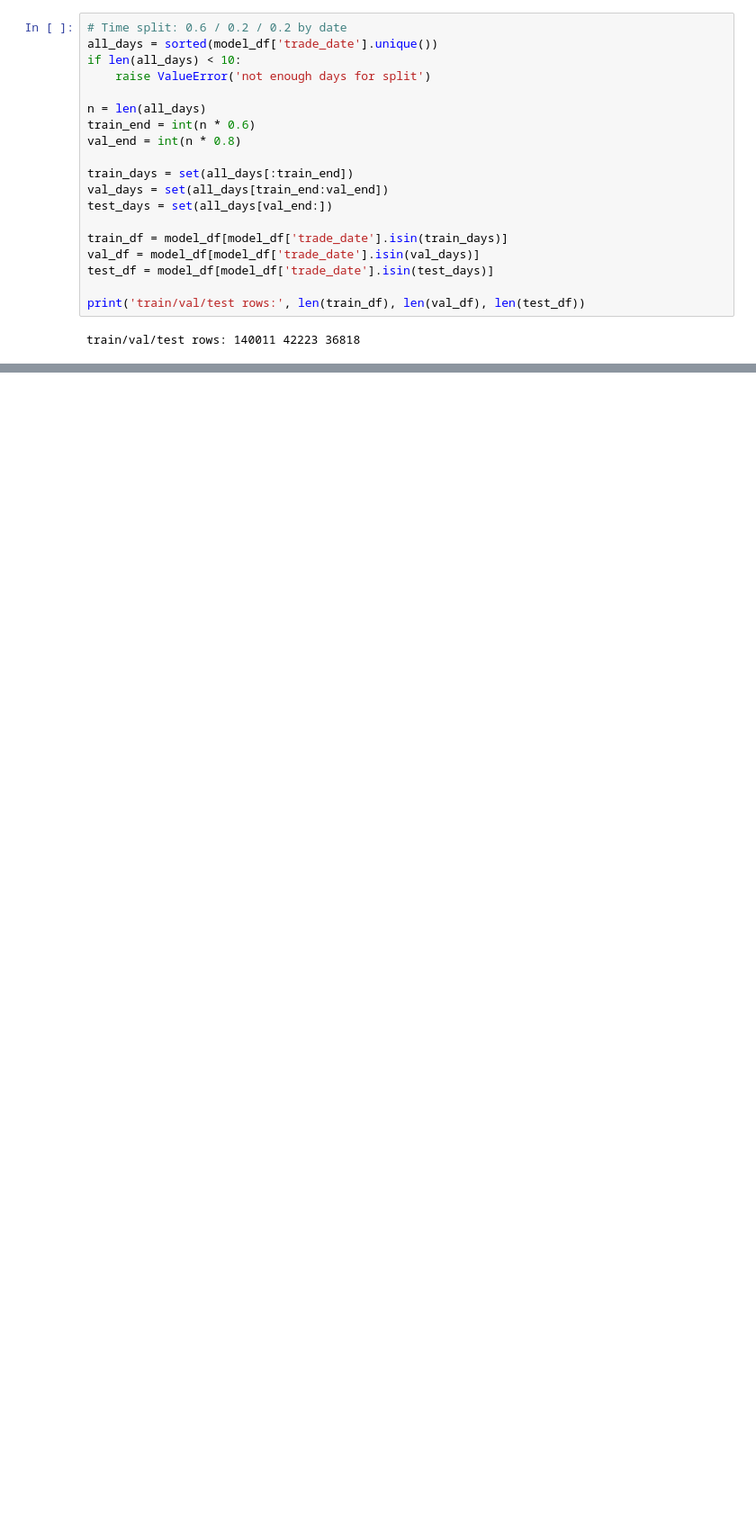
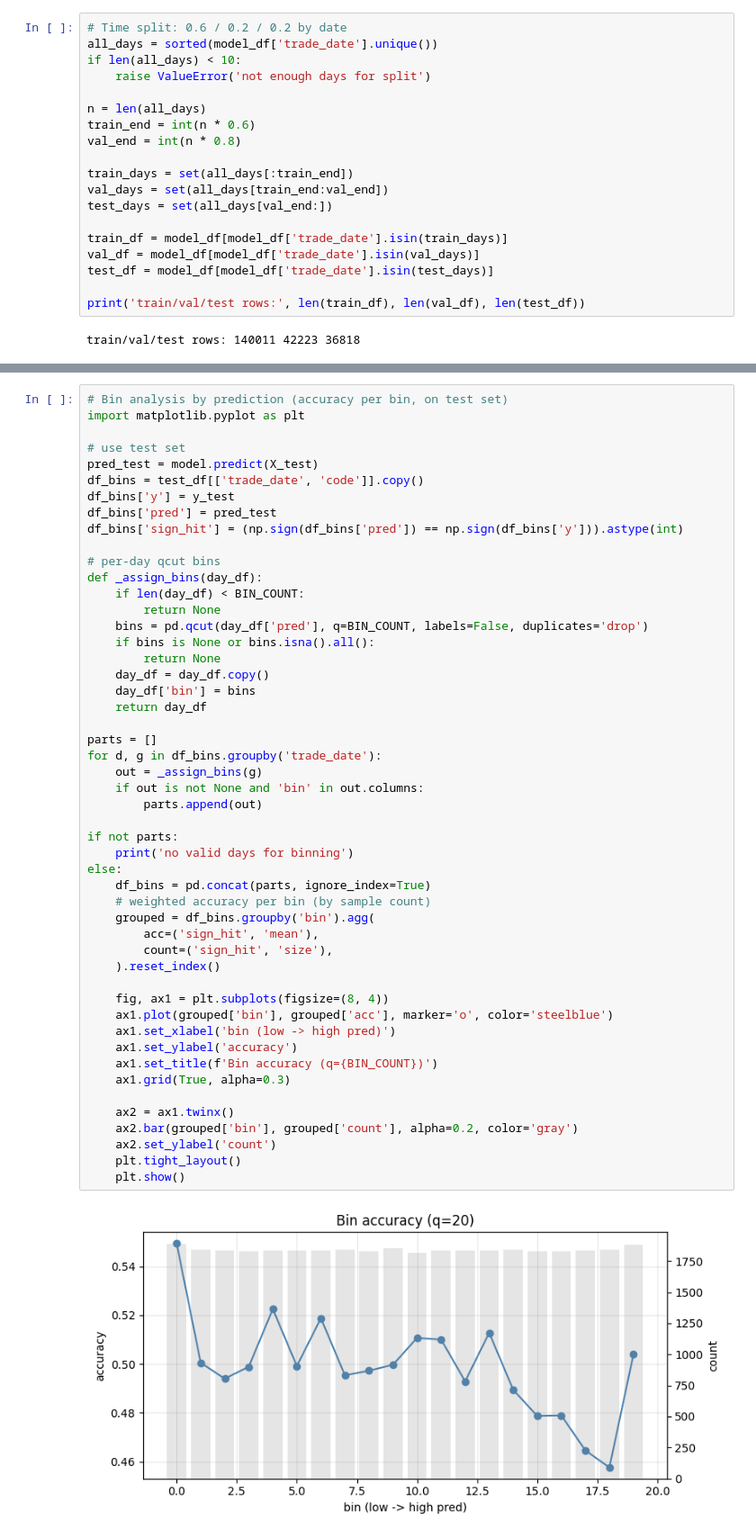
Before and after one commit to gwc0207/CBOND_DAY, a Jupyter notebook: notebooks/lgbm_model_draft.ipynb, the cells around one changed output, grey strips where cells are left out. Shown at 90% size. Saved outputs shown, nothing was run; the diff lists cells and outputs as text; blank space fills up the shorter version.

```diff
--- a/notebooks/lgbm_model_draft.ipynb
+++ b/notebooks/lgbm_model_draft.ipynb
@@ -338,3 +396,55 @@ metrics
+# %%
+# Bin analysis by prediction (accuracy per bin, on test set)
+import matplotlib.pyplot as plt
+
+# use test set
+pred_test = model.predict(X_test)
+df_bins = test_df[['trade_date', 'code']].copy()
+df_bins['y'] = y_test
+df_bins['pred'] = pred_test
+df_bins['sign_hit'] = (np.sign(df_bins['pred']) == np.sign(df_bins['y'])).astype(int)
+
+# per-day qcut bins
+def _assign_bins(day_df):
+    if len(day_df) < BIN_COUNT:
+        return None
+    bins = pd.qcut(day_df['pred'], q=BIN_COUNT, labels=False, duplicates='drop')
+    if bins is None or bins.isna().all():
+        return None
+    day_df = day_df.copy()
+    day_df['bin'] = bins
+    return day_df
+
+parts = []
+for d, g in df_bins.groupby('trade_date'):
+    out = _assign_bins(g)
+    if out is not None and 'bin' in out.columns:
+        parts.append(out)
+
+if not parts:
+    print('no valid days for binning')
+else:
+    df_bins = pd.concat(parts, ignore_index=True)
+    # weighted accuracy per bin (by sample count)
+    grouped = df_bins.groupby('bin').agg(
+        acc=('sign_hit', 'mean'),
+        count=('sign_hit', 'size'),
+    ).reset_index()
+
+    fig, ax1 = plt.subplots(figsize=(8, 4))
+    ax1.plot(grouped['bin'], grouped['acc'], marker='o', color='steelblue')
+    ax1.set_xlabel('bin (low -> high pred)')
+    ax1.set_ylabel('accuracy')
+    ax1.set_title(f'Bin accuracy (q={BIN_COUNT})')
+    ax1.grid(True, alpha=0.3)
+
+    ax2 = ax1.twinx()
+    ax2.bar(grouped['bin'], grouped['count'], alpha=0.2, color='gray')
+    ax2.set_ylabel('count')
+    plt.tight_layout()
+    plt.show()
+# %% [output]
+[figure, added]
 # %%
 # Feature importance (top 20)
 import pandas as pd
```
Also changed, not shown: parts of 8 cells of this notebook, 5 other files.
